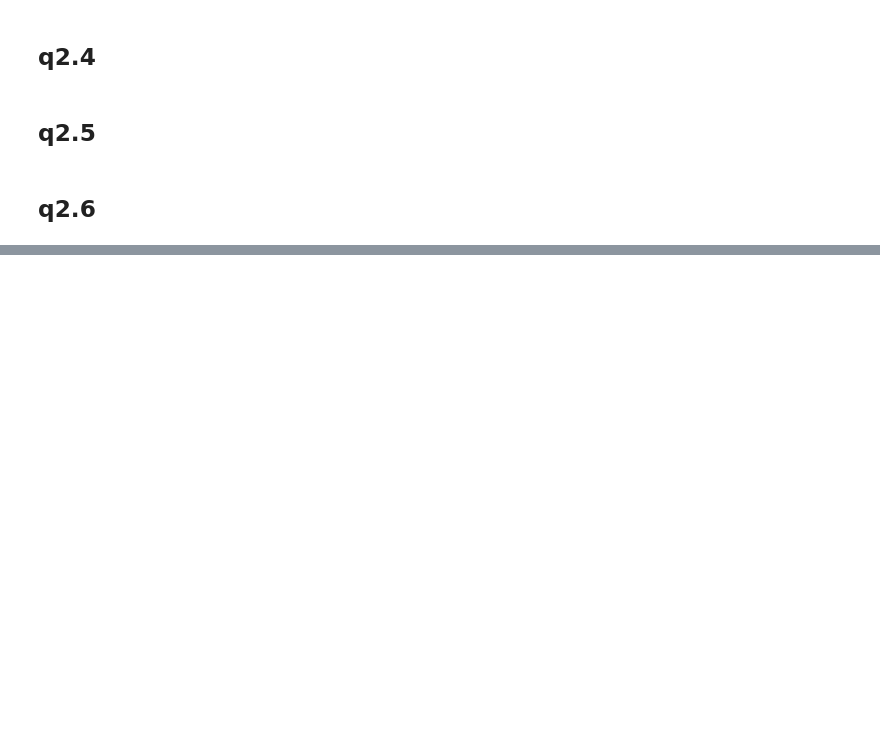
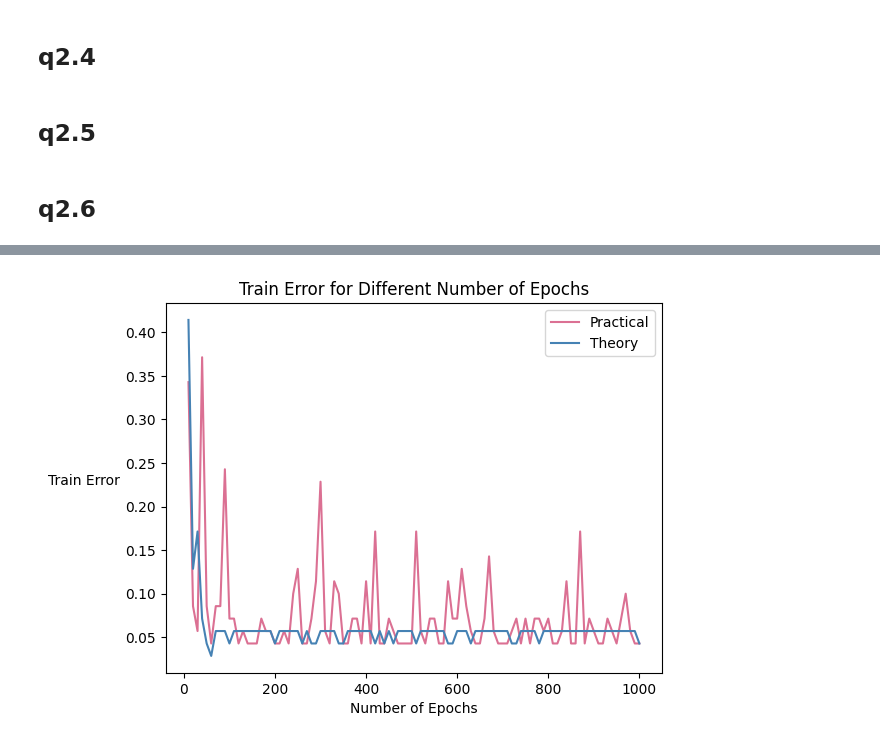
Before and after one commit to AmitShirazi1/ML_hw3, a Jupyter notebook: q2.ipynb, the cells around one changed output, grey strips where cells are left out. Drawn from its saved outputs; the diff is of its cells as text; code cells hidden in the pictures; blank space fills up the shorter version.

```diff
--- a/q2.ipynb
+++ b/q2.ipynb
@@ -126,0 +128,23 @@ It seems that the best model is the one with lambda=0.1, because it minimizes th
+# %%
+def train_and_calculate_error(train_errs, val_errs, lam, num_epochs, sgd_type):
+    """ Train the model and calculate the error for the given number of epochs and SGD type. """
+    w, b = svm_with_sgd(X_train, y_train, lam=lam, epochs=num_epochs, sgd_type=sgd_type)
+    train_errs.append(calculate_error(w, b, X_train, y_train))
+    val_errs.append(calculate_error(w, b, X_val, y_val))
+
+lam = 0.05
+num_epochs_list = list(range(10, 1001, 10))
+train_errs_practical, train_errs_theory, val_errs_practical, val_errs_theory = list(), list(), list(), list()
+for num_epochs in num_epochs_list:
+    train_and_calculate_error(train_errs_practical, val_errs_practical, lam, num_epochs, 'practical')
+    train_and_calculate_error(train_errs_theory, val_errs_theory, lam, num_epochs, 'theory')
+# %%
+plt.plot(num_epochs_list, train_errs_practical, label='Practical', color='palevioletred')
+plt.plot(num_epochs_list, train_errs_theory, label='Theory', color='steelblue')
+plt.xlabel('Number of Epochs')
+plt.ylabel('Train Error', rotation='horizontal', ha='right')
+plt.legend()
+plt.title('Train Error for Different Number of Epochs')
+plt.show()
+# %% [output]
+[figure, added]
```
Also changed, not shown: parts of 6 cells of this notebook, 1 other file.
